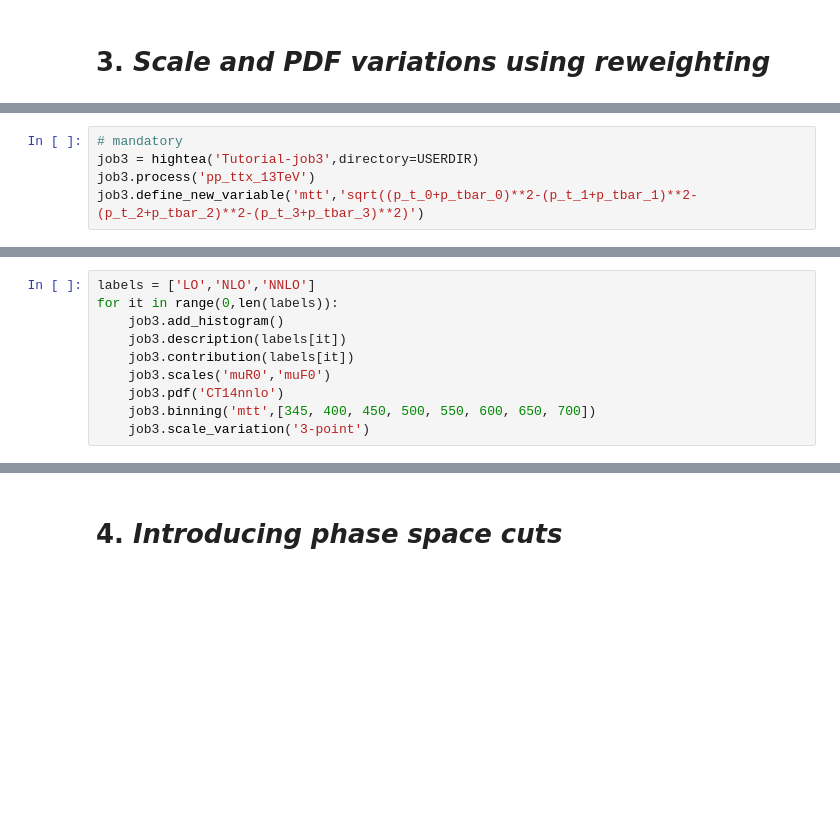
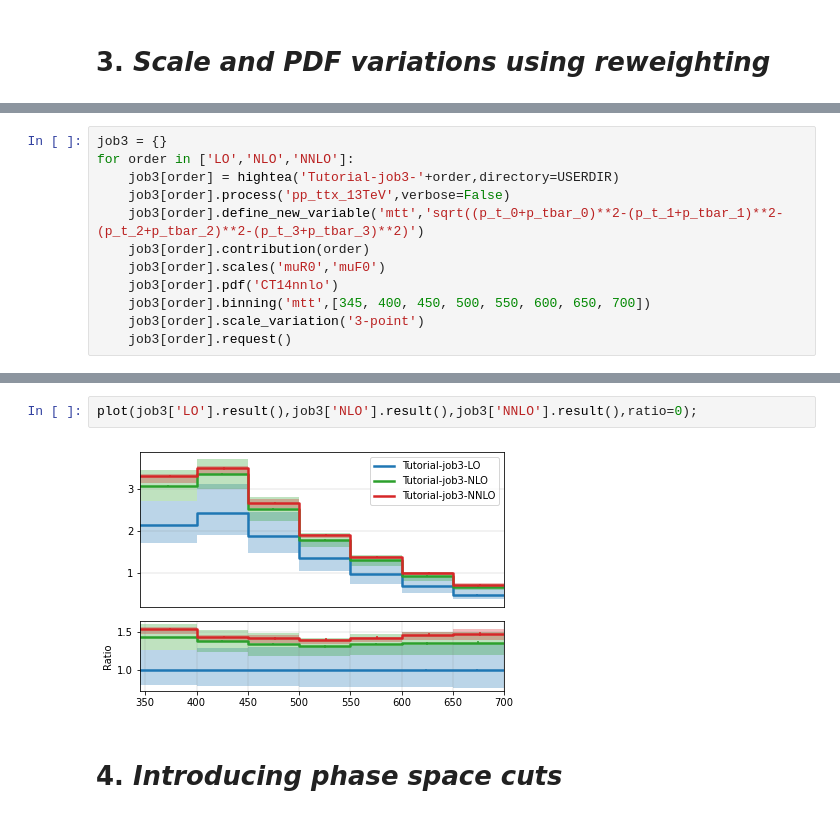
Before and after one commit to HighteaCollaboration/hightea-examples, a Jupyter notebook: Tutorial.ipynb, the cells around one changed output, grey strips where cells are left out. Drawn from its saved outputs; the diff is of its cells as text; blank space fills up the shorter version.

```diff
--- a/Tutorial.ipynb
+++ b/Tutorial.ipynb
@@ -154,8 +148,15 @@ Again let us compute this histogram at the different orders in perturbation theo
 
 The runtime of this is about 8 minutes. The reweighting takes a little bit longer as requests without specifing `'muR'`,`'muF'` or `'pdf'` since calls to LHAPDF are necessary.
 # %%
-# mandatory
-job3 = hightea('Tutorial-job3',directory=USERDIR)
-job3.process('pp_ttx_13TeV')
-job3.define_new_variable('mtt','sqrt((p_t_0+p_tbar_0)**2-(p_t_1+p_tbar_1)**2-(p_t_2+p_tbar_2)**2-(p_t_3+p_tbar_3)**2)')
+job3 = {}
+for order in ['LO','NLO','NNLO']:
+    job3[order] = hightea('Tutorial-job3-'+order,directory=USERDIR)
+    job3[order].process('pp_ttx_13TeV',verbose=False)
+    job3[order].define_new_variable('mtt','sqrt((p_t_0+p_tbar_0)**2-(p_t_1+p_tbar_1)**2-(p_t_2+p_tbar_2)**2-(p_t_3+p_tbar_3)**2)')
+    job3[order].contribution(order)
+    job3[order].scales('muR0','muF0')
+    job3[order].pdf('CT14nnlo')
+    job3[order].binning('mtt',[345, 400, 450, 500, 550, 600, 650, 700])
+    job3[order].scale_variation('3-point')
+    job3[order].request()
 # %% [output]
@@ -173,10 +168,0 @@ Predefined variables
-# %%
-labels = ['LO','NLO','NNLO']
-for it in range(0,len(labels)):
-    job3.add_histogram()
-    job3.description(labels[it])
-    job3.contribution(labels[it])
-    job3.scales('muR0','muF0')
-    job3.pdf('CT14nnlo')
-    job3.binning('mtt',[345, 400, 450, 500, 550, 600, 650, 700])
-    job3.scale_variation('3-point')
@@ -210,3 +191,7 @@ Histogram     : mtt
+# %%
+plot(job3['LO'].result(),job3['NLO'].result(),job3['NNLO'].result(),ratio=0);
+# %% [output]
+[figure, added]
 # %% [markdown]
 # 4. *Introducing phase space cuts*
 # %% [markdown]
```
Also changed, not shown: parts of 25 cells of this notebook, 3 other files.
